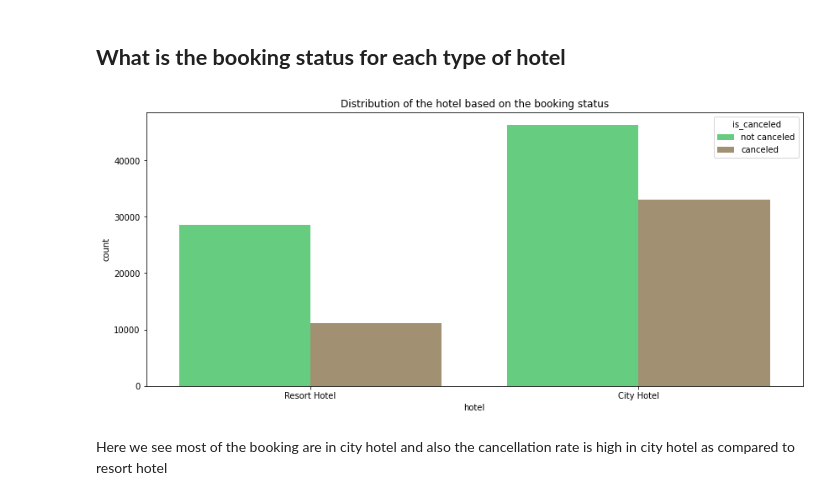
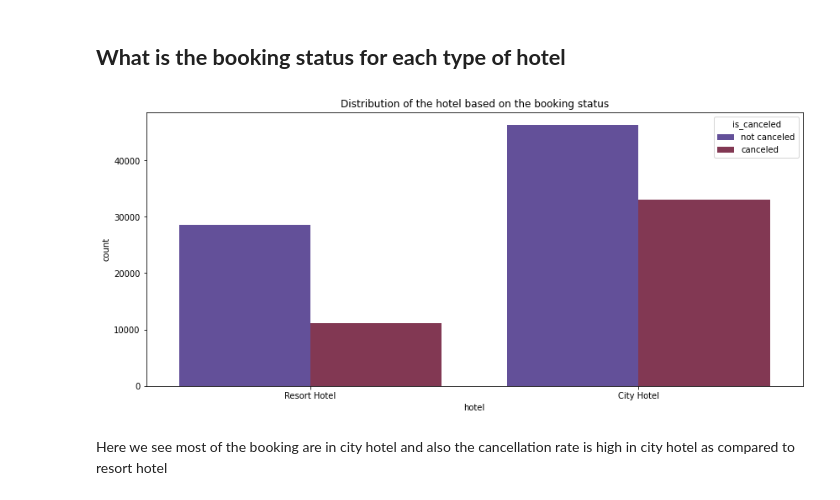
Before and after one commit to rahool010/Hotel-Booking-Analysis, a Jupyter notebook: Hotel_Booking_Analysis_Capstone_Project.ipynb, the cells around one changed output. Cells and saved outputs as stored; diff of their text form; code cells hidden in the pictures.

```diff
--- a/Hotel_Booking_Analysis_Capstone_Project.ipynb
+++ b/Hotel_Booking_Analysis_Capstone_Project.ipynb
@@ -164,2 +198,0 @@ data.drop(['agent','company'], axis=1, inplace = True)
-# %%
-data.dropna(how='any',inplace=True)
@@ -169,0 +270,9 @@ data.isnull().sum().sum()
+# %%
+# Here we are dropping outliers using InterQuartileRange
+lower=data.quantile(0.25)
+upper=data.quantile(0.75)
+IQR = upper - lower
+print("\nInterQuartileRange=\n",IQR)
+data=data[~((data < (lower-1.5*IQR))| (data > (upper+1.5*IQR))).any(axis=1)]
+data.head()
+data.shape
@@ -172,2 +307,19 @@ data.isnull().sum().sum()
 # %% [markdown]
 ## **What is the most preferred meal of guests**
+# %%
+plt.rcParams['figure.figsize'] = 8,8
+df['is_canceled'].replace({1: 'canceled', 0: 'not canceled'}, inplace = True)
+labels = df['is_canceled'].value_counts().index.tolist() # tolist() will convert the index to list for easy manipulation
+
+sizes = df['is_canceled'].value_counts().tolist() # Convert value counts to list
+
+# explode will determine how much each section is separated from each other
+explode = (0, 0.1)
+
+#colors = ['lightskyblue','yellow'] # color for pie chart
+
+# autopct enables you to display the percent value using Python string formatting. .1f% will round off to the tenth place.
+# textprops will adjust the size of text
+plt.pie(sizes, explode=explode, labels=labels, colors=['cyan','magenta'],
+        autopct='%1.1f%%',startangle=90, textprops={'fontsize': 14})
+plt.show()
@@ -173,0 +328,11 @@ data.isnull().sum().sum()
+# %%
+plt.rcParams['figure.figsize'] = 8,8
+
+labels = df['hotel'].value_counts().index.tolist()
+sizes = df['hotel'].value_counts().tolist()
+explode = (0, 0.1)
+
+plt.pie(sizes, explode=explode, labels=labels, colors=['#ff3399','#0066cc'],
+        autopct='%1.1f%%',startangle=90, textprops={'fontsize': 14})
+
+plt.show()
@@ -186,12 +628,12 @@ meal
 # %%
 plt.figure(figsize=(14,6))
 data['is_canceled'].replace({1: 'canceled', 0: 'not canceled'}, inplace = True)
-sns.countplot(data['hotel'], data = data, hue='is_canceled', palette = 'terrain');
+sns.countplot(data['hotel'], data = data, hue='is_canceled', palette = 'twilight');
 #plt.title('Number of Cancelled Bookings for City hotel and Resort hotel ')
 plt.title("Distribution of the hotel based on the booking status")
 plt.show()
 # %% [output]
-[figure, old version]
+[figure, new version]
 # %% [markdown]
 Here we see most of the booking are in city hotel and also the cancellation rate is high in city hotel as compared to resort hotel
 # %% [markdown]
```
Also changed, not shown: parts of 84 cells of this notebook.
